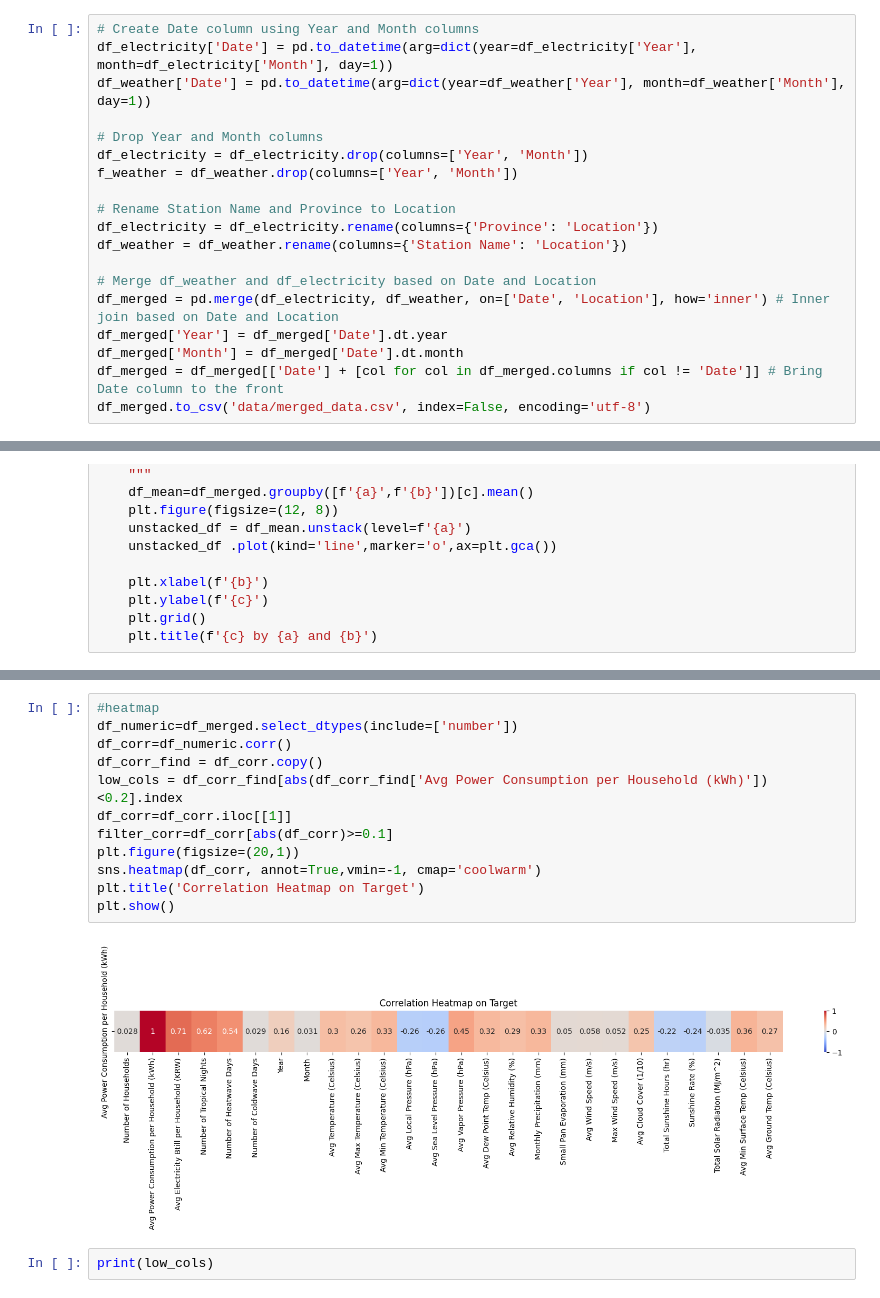
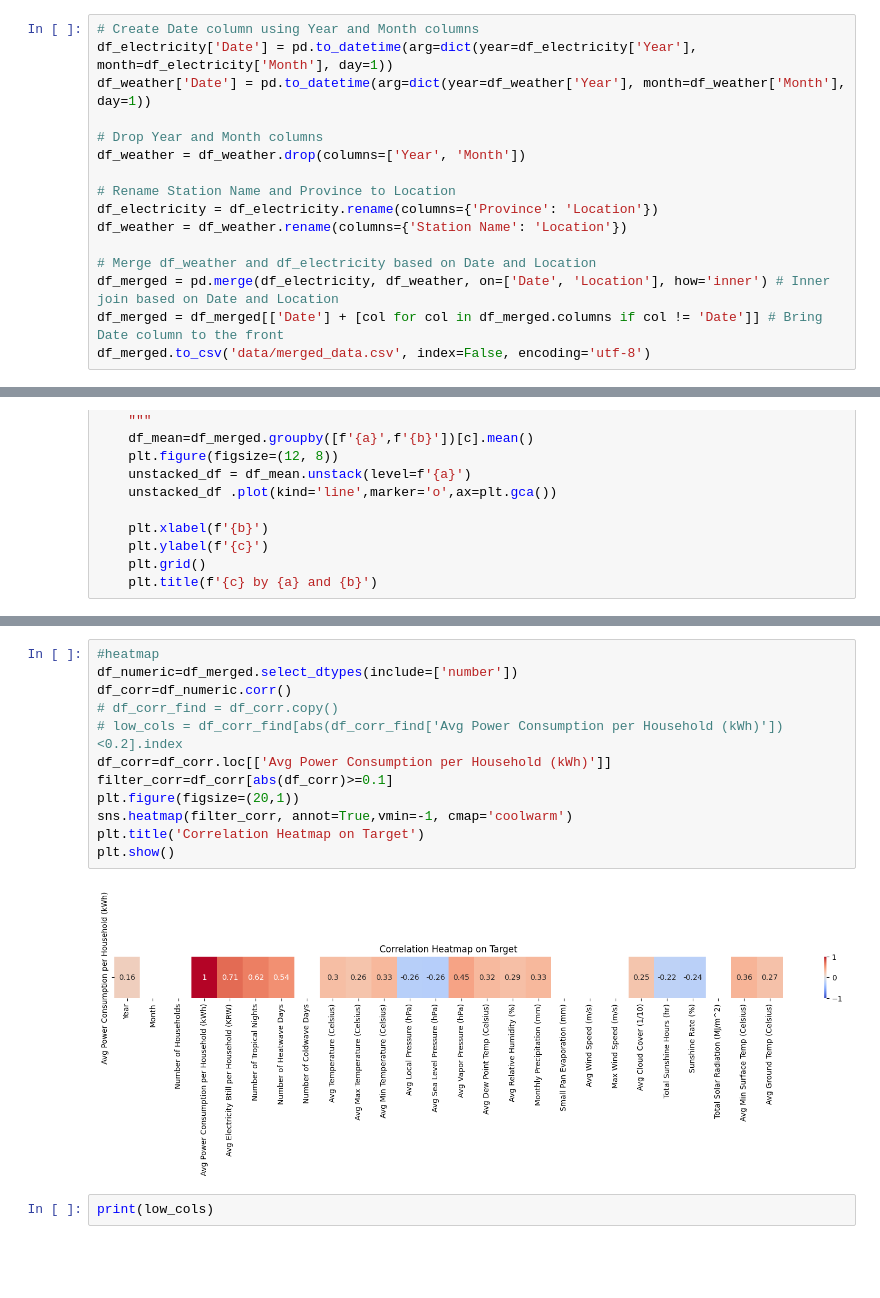
Before and after one commit to somnio-kimm/electricity_consumption_prediction, a Jupyter notebook: electricity_consumption_prediction.ipynb, the cells around one changed output, grey strips where cells are left out. Drawn from its saved outputs; the diff is of its cells as text; blank space fills up the shorter version.

```diff
--- a/electricity_consumption_prediction.ipynb
+++ b/electricity_consumption_prediction.ipynb
@@ -252,8 +257,7 @@ df_electricity['Date'] = pd.to_datetime(arg=dict(year=df_electricity['Year'], mo
 df_weather['Date'] = pd.to_datetime(arg=dict(year=df_weather['Year'], month=df_weather['Month'], day=1))
 
 # Drop Year and Month columns
-df_electricity = df_electricity.drop(columns=['Year', 'Month'])
-f_weather = df_weather.drop(columns=['Year', 'Month'])
+df_weather = df_weather.drop(columns=['Year', 'Month'])
 
 # Rename Station Name and Province to Location
 df_electricity = df_electricity.rename(columns={'Province': 'Location'})
@@ -261,8 +265,6 @@ df_weather = df_weather.rename(columns={'Station Name': 'Location'})
 
 # Merge df_weather and df_electricity based on Date and Location
 df_merged = pd.merge(df_electricity, df_weather, on=['Date', 'Location'], how='inner') # Inner join based on Date and Location
-df_merged['Year'] = df_merged['Date'].dt.year
-df_merged['Month'] = df_merged['Date'].dt.month
 df_merged = df_merged[['Date'] + [col for col in df_merged.columns if col != 'Date']] # Bring Date column to the front
 df_merged.to_csv('data/merged_data.csv', index=False, encoding='utf-8')
 # %%
@@ -360,17 +361,17 @@ plt.show()
 # %%
 #heatmap
 df_numeric=df_merged.select_dtypes(include=['number'])
 df_corr=df_numeric.corr()
-df_corr_find = df_corr.copy()
-low_cols = df_corr_find[abs(df_corr_find['Avg Power Consumption per Household (kWh)'])<0.2].index
-df_corr=df_corr.iloc[[1]]
+# df_corr_find = df_corr.copy()
+# low_cols = df_corr_find[abs(df_corr_find['Avg Power Consumption per Household (kWh)'])<0.2].index
+df_corr=df_corr.loc[['Avg Power Consumption per Household (kWh)']]
 filter_corr=df_corr[abs(df_corr)>=0.1]
 plt.figure(figsize=(20,1))
-sns.heatmap(df_corr, annot=True,vmin=-1, cmap='coolwarm')
+sns.heatmap(filter_corr, annot=True,vmin=-1, cmap='coolwarm')
 plt.title('Correlation Heatmap on Target')
 plt.show()
 # %% [output]
-[figure, old version]
+[figure, new version]
 # %%
 print(low_cols)
 # %% [output]
```
Also changed, not shown: parts of 44 cells of this notebook, 6 other files.
